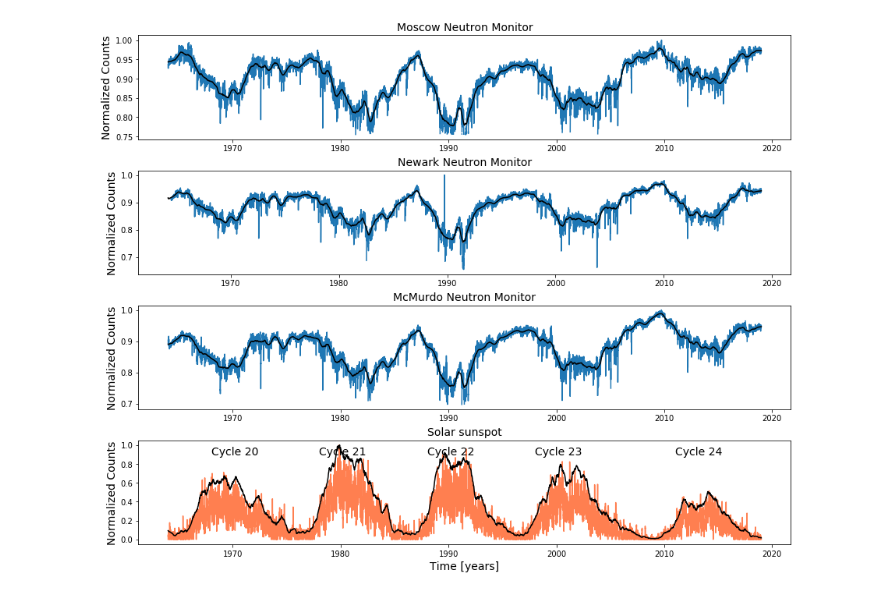
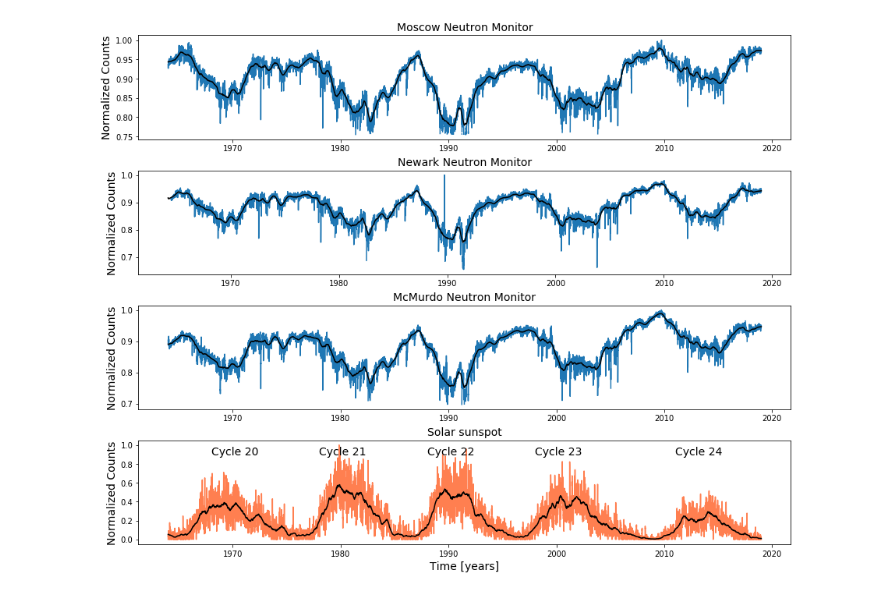
Before and after one commit to miguelta281/Rayos_Cosmicos, a Jupyter notebook: Correlación_mod1.ipynb, the cells around one changed output. Saved outputs shown, nothing was run; the diff lists cells and outputs as text; code cells hidden in the pictures.

```diff
--- a/Correlación_mod1.ipynb
+++ b/Correlación_mod1.ipynb
@@ -31,10 +49,8 @@ mcmurdo = np.where(mcmurdo >15000, mcmurdo * (10097. / 16874) , mcmurdo )# arreg
 mcmurdo[mcmurdo <= 7400] = np.NaN #quitar los de abajo
 mcmurdo[mcmurdo > 11000 ] = np.NaN
 # %%
-ssn_0 = np.array(ssn.ssn)
-time = np.array(ssn.decimal)
-# Normaliza
-moscow1 = moscow*1. / np.nanmax(moscow)
-newark1 = newark*1. / np.nanmax(newark)
-mcmurdo1 = mcmurdo*1. / np.nanmax(mcmurdo)
-ssn_01 = ssn_0 * 1. / np.max(ssn_0)
+# Normaliza los datos tal y como vienen
+moscow_n = moscow*1. / np.nanmax(moscow)
+newark_n = newark*1. / np.nanmax(newark)
+mcmurdo_n = mcmurdo*1. / np.nanmax(mcmurdo)
+ssn_0_n = ssn_0 * 1. / np.max(ssn_0)
@@ -47,2 +57,8 @@ def rolling(y,n):  #recibe el vector y cuantos va a tomar para el promedio de su
+# %%
+#Suaviza los datos ns
+moscow_n_s = rolling(pd.DataFrame(moscow_n).interpolate(),200)
+newark_n_s = rolling(pd.DataFrame(newark_n).interpolate(),200)
+mcmurdo_n_s = rolling(pd.DataFrame(mcmurdo_n).interpolate(),200)
+ssn_0_n_s = rolling(pd.DataFrame(ssn_0_n).interpolate(),200)
 # %%
 #Suaviza los datos
@@ -59,32 +75,32 @@ ssn_00_n = ssn_00 * 1. / np.max(ssn_00)
 # %%
 plt.figure(figsize=(15,12))
 plt.subplots_adjust(hspace=0.3)
 plt.subplot(4, 1, 1)
 plt.ylabel("Normalized Counts",fontsize=14)
 plt.title("Moscow Neutron Monitor",fontsize=14)
-plt.plot(time,moscow1)
-plt.plot(time,moscow_suavisada, color = "k")
+plt.plot(time,moscow_n)
+plt.plot(time,moscow_n_s, color = "k")
 plt.subplot(4, 1, 2)
 plt.ylabel("Normalized Counts",fontsize=14)
-plt.plot(time,newark1)
+plt.plot(time,newark_n)
 plt.title("Newark Neutron Monitor", fontsize=14)
-plt.plot(time,newark_suavisada, color = "k")
+plt.plot(time,newark_n_s, color = "k")
 plt.subplot(4, 1, 3)
 plt.ylabel("Normalized Counts",fontsize=14)
 plt.title("McMurdo Neutron Monitor",fontsize=14)
-plt.plot(time,mcmurdo1)
-plt.plot(time,mcmurdo_suavisada, color = "k")
+plt.plot(time,mcmurdo_n)
+plt.plot(time,mcmurdo_n_s, color = "k")
 plt.subplot(4, 1, 4)
 plt.ylabel("Normalized Counts",fontsize=14)
-plt.plot(time,ssn_01, color = 'coral')
-plt.plot(time,ssn_00_n, color = 'k')
+plt.plot(time,ssn_0_n, color = 'coral')
+plt.plot(time,ssn_0_n_s, color = 'k')
 plt.xlabel("Time [years]",fontsize=14)
 plt.title("Solar sunspot",fontsize=14)
 plt.text(1968,0.9, 'Cycle 20',fontsize=14 , color = 'k')
 plt.text(1978,0.9, "Cycle 21",fontsize=14 , color = 'k')
 plt.text(1988,0.9, "Cycle 22",fontsize=14 , color = 'k')
 plt.text(1998,0.9, "Cycle 23",fontsize=14 , color = 'k')
 plt.text(2011,0.9, "Cycle 24",fontsize=14 , color = 'k')
 plt.show()
 # %% [output]
-[figure, old version]
+[figure, new version]
```
Also changed, not shown: parts of 18 cells of this notebook.
